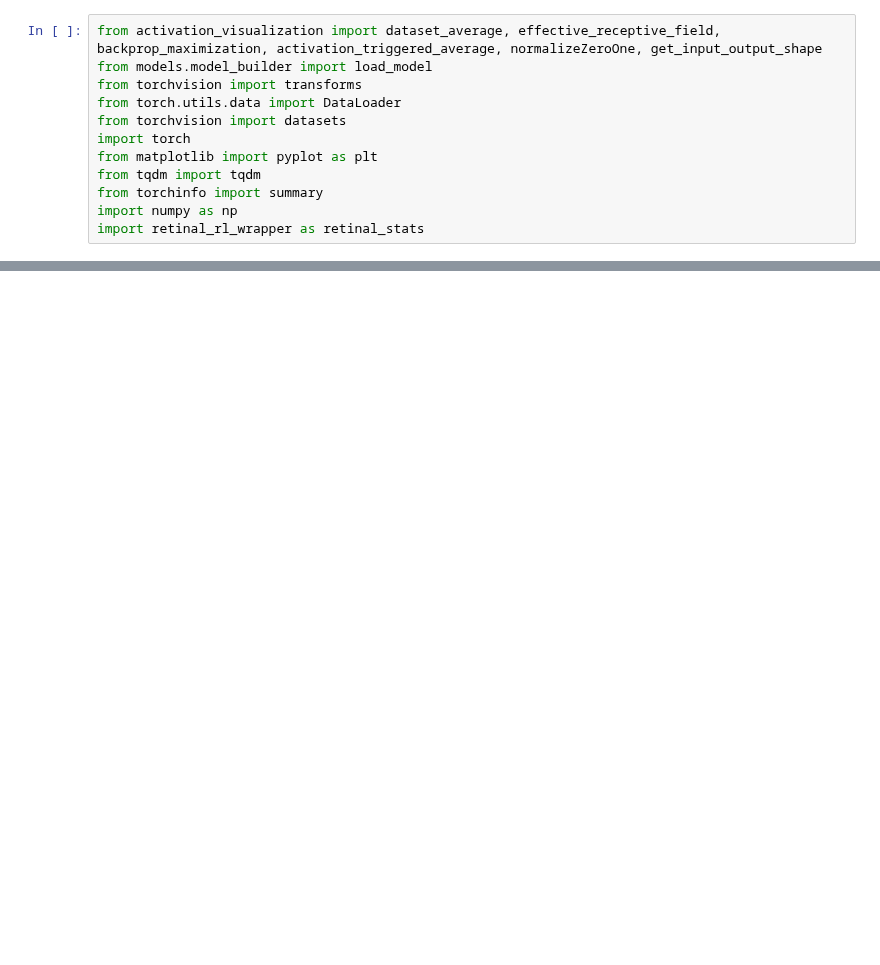
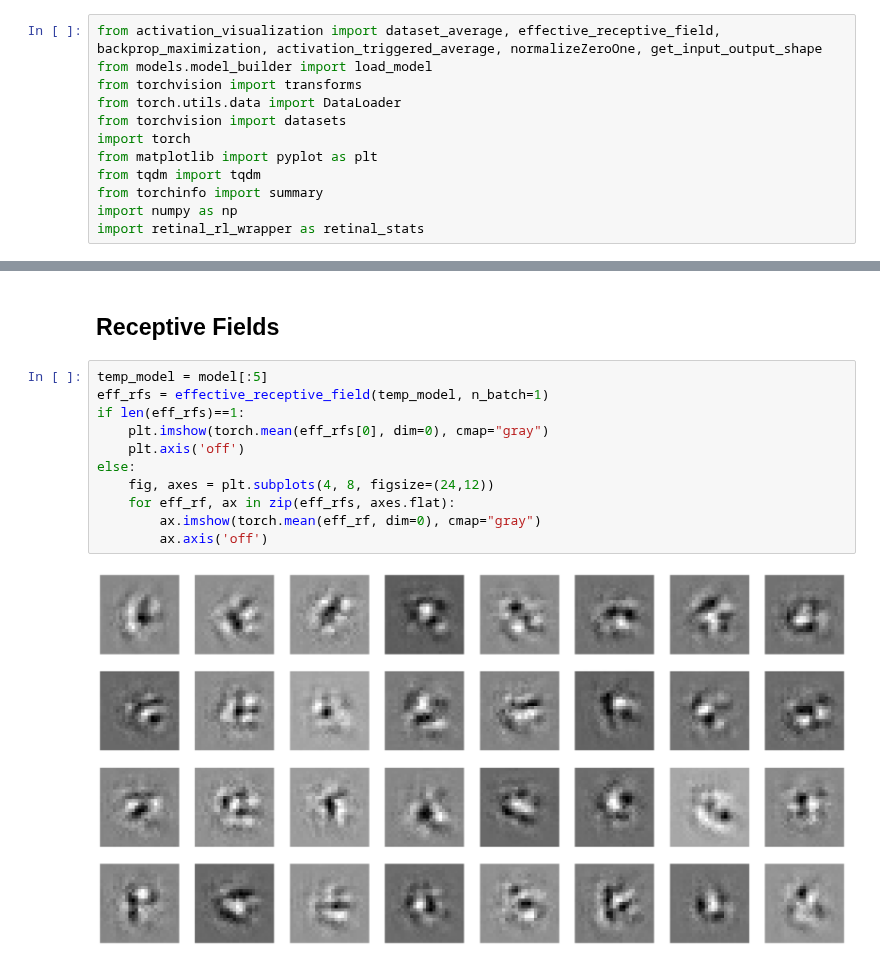
Before and after one commit to fabioseel/receptive-fields, a Jupyter notebook: src/evaluation.ipynb, the cells around one changed output, grey strips where cells are left out. Cells and saved outputs as stored; diff of their text form; blank space fills up the shorter version.

```diff
--- a/src/evaluation.ipynb
+++ b/src/evaluation.ipynb
@@ -39,0 +76,15 @@ Estimated Total Size (MB): 0.77
+# %% [markdown]
+## Receptive Fields
+# %%
+temp_model = model[:5]
+eff_rfs = effective_receptive_field(temp_model, n_batch=1)
+if len(eff_rfs)==1:
+    plt.imshow(torch.mean(eff_rfs[0], dim=0), cmap="gray")
+    plt.axis('off')
+else:
+    fig, axes = plt.subplots(4, 8, figsize=(24,12))
+    for eff_rf, ax in zip(eff_rfs, axes.flat):
+        ax.imshow(torch.mean(eff_rf, dim=0), cmap="gray")
+        ax.axis('off')
+# %% [output]
+[figure, added]
```
Also changed, not shown: parts of 14 cells of this notebook.
